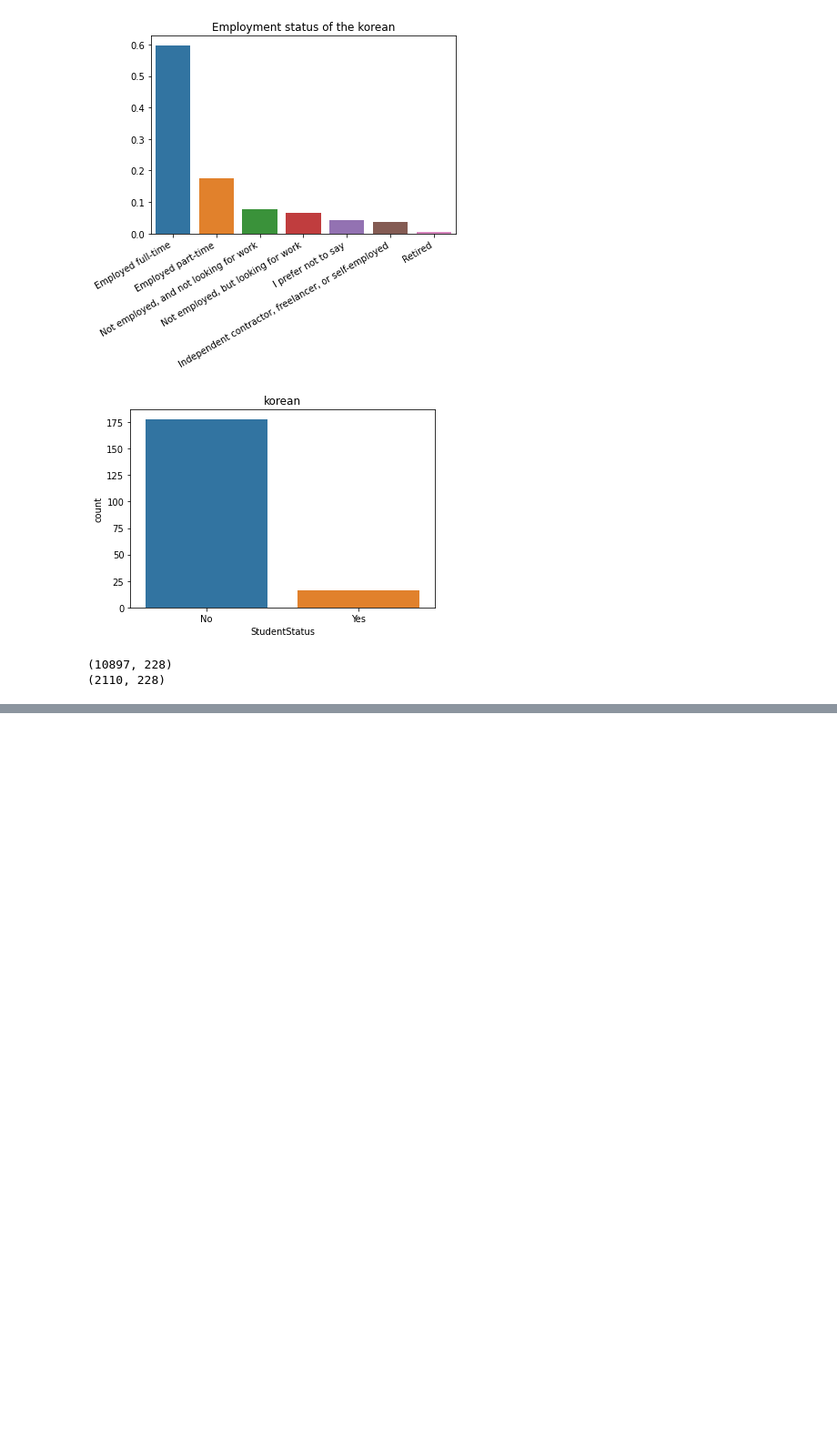
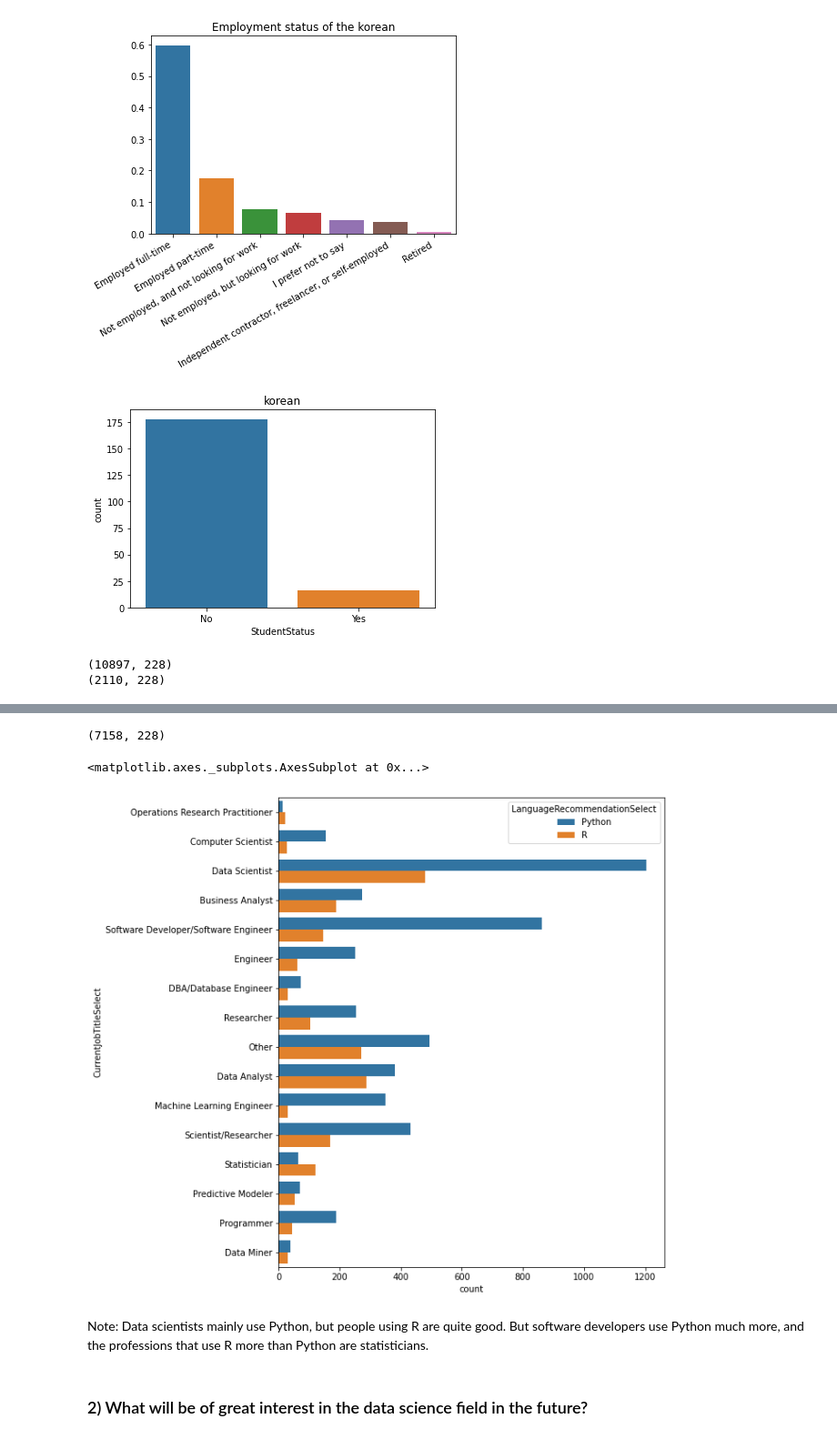
Before and after one commit to kish191919/Kaggle_Competition, a Jupyter notebook: kaggle-survey-2017/2017 Kaggle ML & DS Survey.ipynb, the cells around one changed output, grey strips where cells are left out. Shown at 91% size. Saved outputs shown, nothing was run; the diff lists cells and outputs as text; code cells hidden in the pictures; blank space fills up the shorter version.

```diff
--- a/kaggle-survey-2017/2017 Kaggle ML & DS Survey.ipynb
+++ b/kaggle-survey-2017/2017 Kaggle ML & DS Survey.ipynb
@@ -293,0 +316,20 @@ print(looking_for_job.shape)
+# %%
+# Those who have responded to what they are doing, who use Python and R
+
+data = mcq[(mcq['CurrentJobTitleSelect'].notnull()) & (
+(mcq['LanguageRecommendationSelect']=='Python') | (
+mcq['LanguageRecommendationSelect']=='R'))]
+
+print(data.shape)
+
+plt.figure(figsize=(8,10))
+sns.countplot(y='CurrentJobTitleSelect', data=data, hue='LanguageRecommendationSelect')
+# %% [output]
+(7158, 228)
+<matplotlib.axes._subplots.AxesSubplot at 0x...>
+[figure, added]
+# %% [markdown]
+Note:
+Data scientists mainly use Python, but people using R are quite good. But software developers use Python much more, and the professions that use R more than Python are statisticians.
+# %% [markdown]
+### 2) What will be of great interest in the data science field in the future?
```
Also changed, not shown: parts of 26 cells of this notebook.
